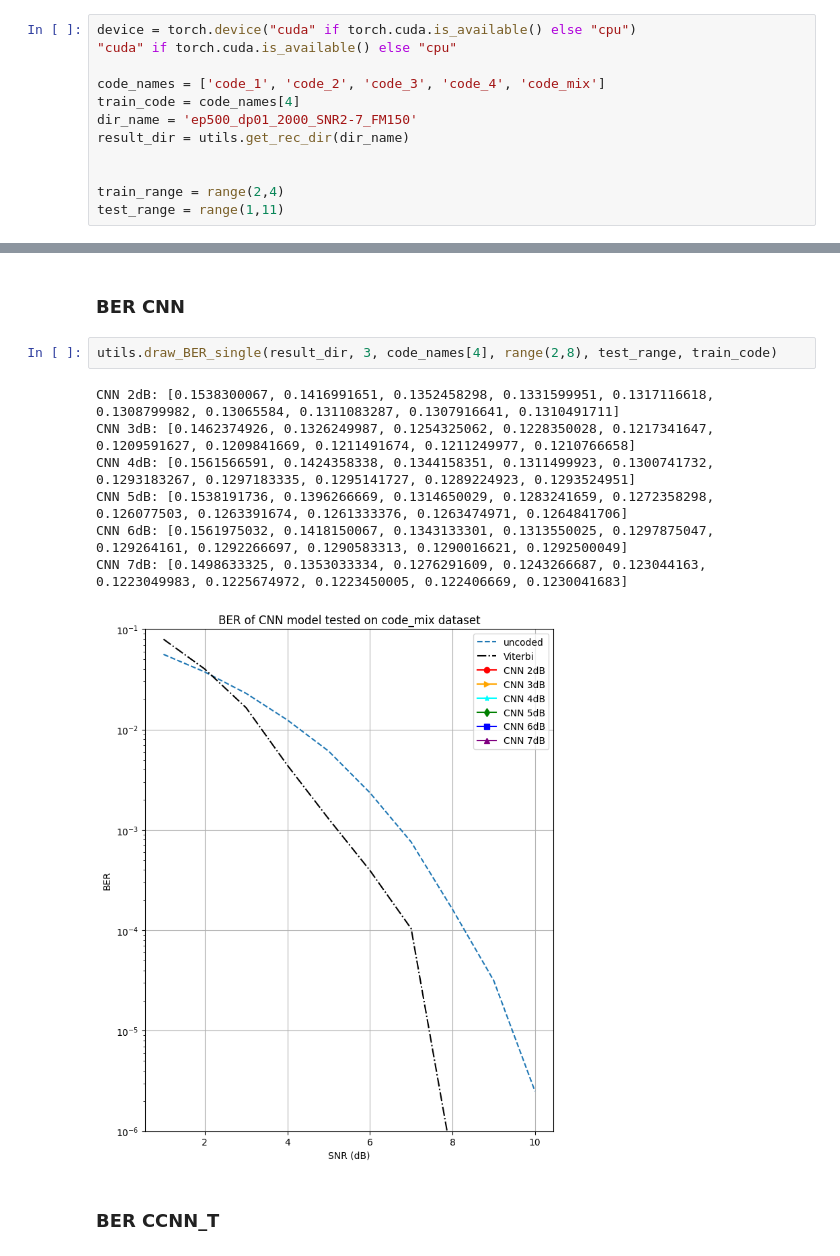
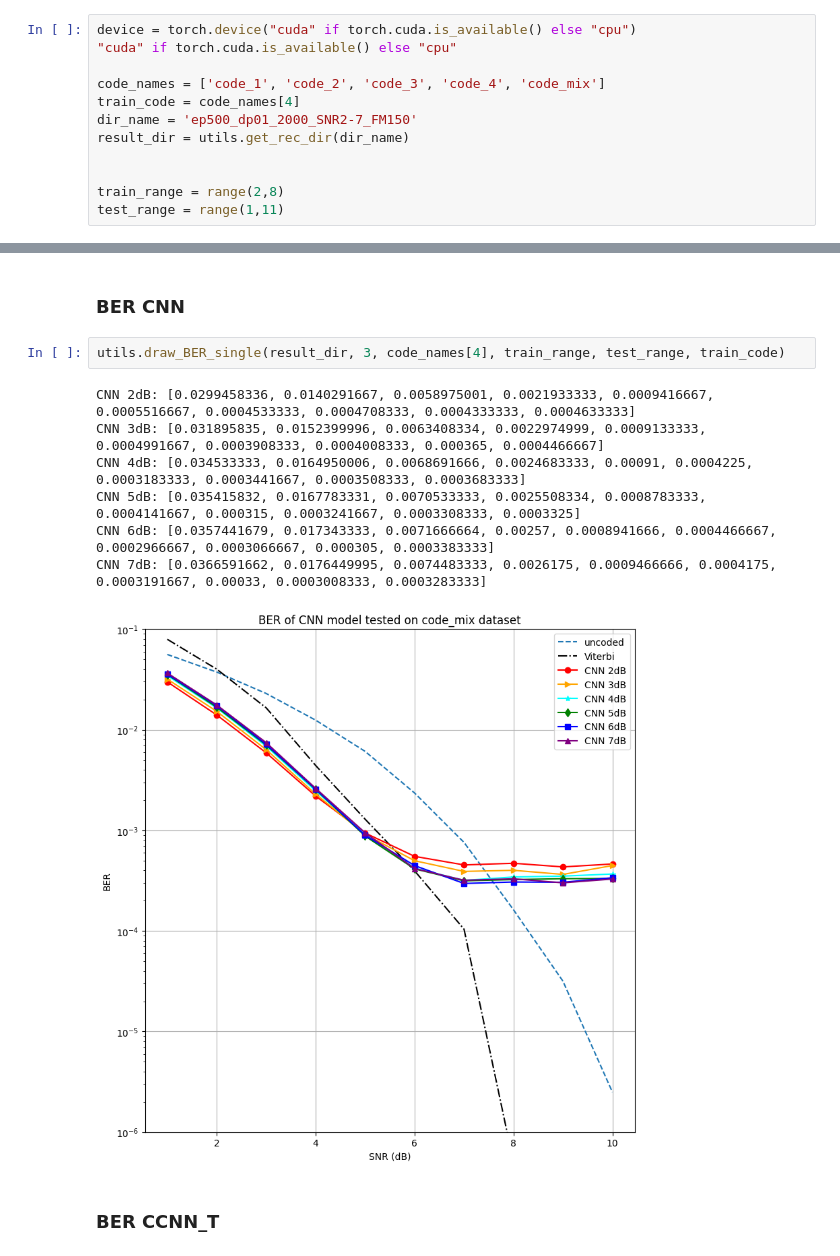
Before and after one commit to jxyang777/Conditional_CNN_Decoder, a Jupyter notebook: draw.ipynb, the cells around one changed output, grey strips where cells are left out. Saved outputs shown, nothing was run; the diff lists cells and outputs as text.

```diff
--- a/draw.ipynb
+++ b/draw.ipynb
@@ -14,7 +17,7 @@ dir_name = 'ep500_dp01_2000_SNR2-7_FM150'
 result_dir = utils.get_rec_dir(dir_name)
 
 
-train_range = range(2,4)
+train_range = range(2,8)
 test_range = range(1,11)
 # %% [markdown]
 ## ACC table
@@ -27,15 +30,15 @@ utils.draw_ACC(result_dir, code_names, range(2,8), test_range)
 # %% [markdown]
 ### BER CNN
 # %%
-utils.draw_BER_single(result_dir, 3, code_names[4], range(2,8), test_range, train_code)
+utils.draw_BER_single(result_dir, 3, code_names[4], train_range, test_range, train_code)
 # %% [output]
-CNN 2dB: [0.1538300067, 0.1416991651, 0.1352458298, 0.1331599951, 0.1317116618, 0.1308799982, 0.13065584, 0.1311083287, 0.1307916641, 0.1310491711]
-CNN 3dB: [0.1462374926, 0.1326249987, 0.1254325062, 0.1228350028, 0.1217341647, 0.1209591627, 0.1209841669, 0.1211491674, 0.1211249977, 0.1210766658]
-CNN 4dB: [0.1561566591, 0.1424358338, 0.1344158351, 0.1311499923, 0.1300741732, 0.1293183267, 0.1297183335, 0.1295141727, 0.1289224923, 0.1293524951]
-CNN 5dB: [0.1538191736, 0.1396266669, 0.1314650029, 0.1283241659, 0.1272358298, 0.126077503, 0.1263391674, 0.1261333376, 0.1263474971, 0.1264841706]
-CNN 6dB: [0.1561975032, 0.1418150067, 0.1343133301, 0.1313550025, 0.1297875047, 0.129264161, 0.1292266697, 0.1290583313, 0.1290016621, 0.1292500049]
-CNN 7dB: [0.1498633325, 0.1353033334, 0.1276291609, 0.1243266687, 0.123044163, 0.1223049983, 0.1225674972, 0.1223450005, 0.122406669, 0.1230041683]
+CNN 2dB: [0.0299458336, 0.0140291667, 0.0058975001, 0.0021933333, 0.0009416667, 0.0005516667, 0.0004533333, 0.0004708333, 0.0004333333, 0.0004633333]
+CNN 3dB: [0.031895835, 0.0152399996, 0.0063408334, 0.0022974999, 0.0009133333, 0.0004991667, 0.0003908333, 0.0004008333, 0.000365, 0.0004466667]
+CNN 4dB: [0.034533333, 0.0164950006, 0.0068691666, 0.0024683333, 0.00091, 0.0004225, 0.0003183333, 0.0003441667, 0.0003508333, 0.0003683333]
+CNN 5dB: [0.035415832, 0.0167783331, 0.0070533333, 0.0025508334, 0.0008783333, 0.0004141667, 0.000315, 0.0003241667, 0.0003308333, 0.0003325]
+CNN 6dB: [0.0357441679, 0.017343333, 0.0071666664, 0.00257, 0.0008941666, 0.0004466667, 0.0002966667, 0.0003066667, 0.000305, 0.0003383333]
+CNN 7dB: [0.0366591662, 0.0176449995, 0.0074483333, 0.0026175, 0.0009466666, 0.0004175, 0.0003191667, 0.00033, 0.0003008333, 0.0003283333]
-[figure, old version]
+[figure, new version]
 # %% [markdown]
 ### BER CCNN_T
 # %%
```
Also changed, not shown: parts of 16 cells of this notebook.
